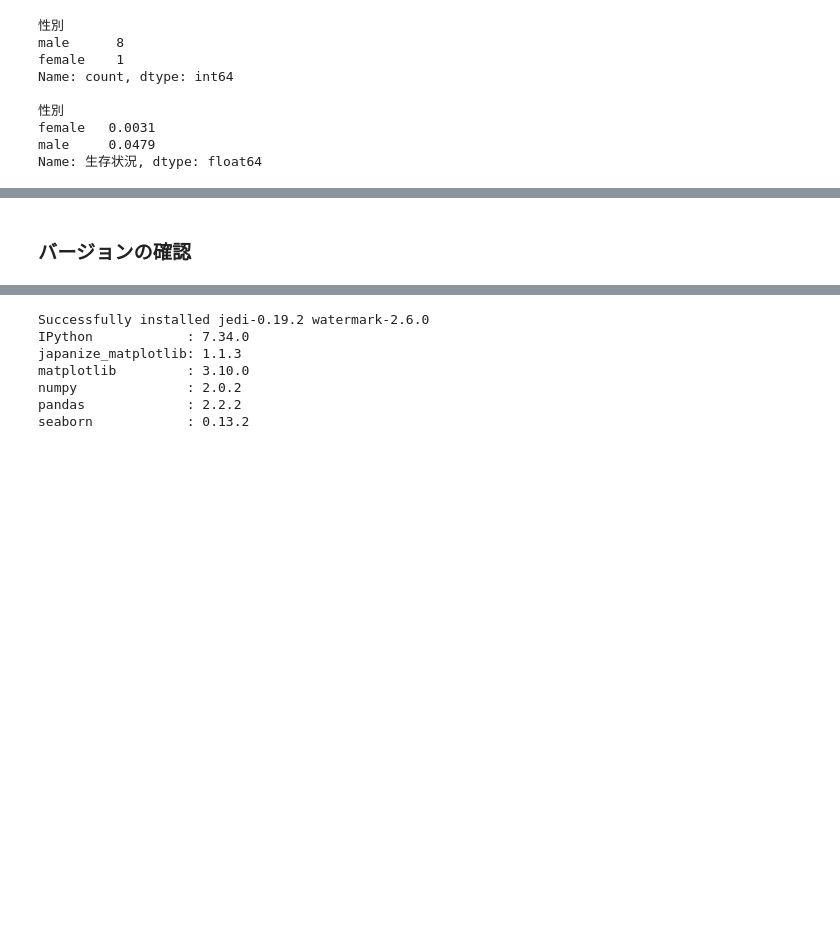
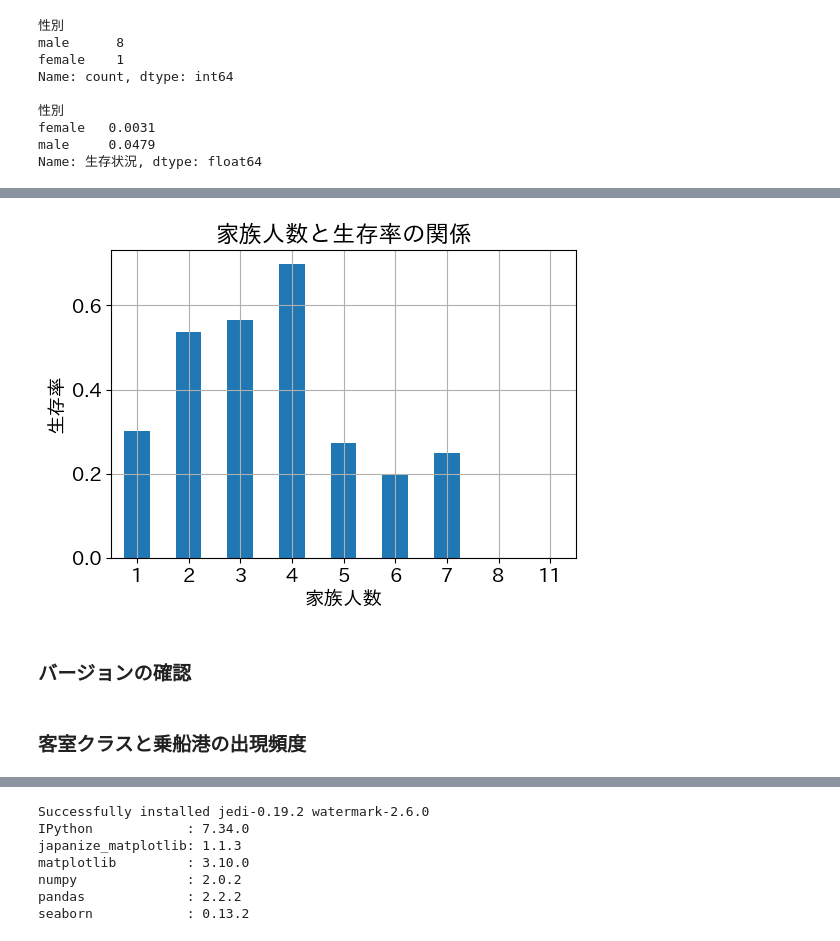
Before and after one commit to qoo07/3suzu, a Jupyter notebook: notebooks/ch04.ipynb, the cells around one changed output, grey strips where cells are left out. Saved outputs shown, nothing was run; the diff lists cells and outputs as text; code cells hidden in the pictures; blank space fills up the shorter version.

```diff
--- a/notebooks/ch04.ipynb
+++ b/notebooks/ch04.ipynb
@@ -584,0 +587,6 @@ Name: 生存状況, dtype: float64
+# %%
+# 家族人数の項目を作成
+df['家族人数'] = df['兄弟_配偶者数'] + df['親_子供数'] + 1
+
+# 結果確認
+display(df[['兄弟_配偶者数', '親_子供数', '家族人数']].head())
@@ -585,2 +600,16 @@ Name: 生存状況, dtype: float64
+# %%
+plt.rcParams['figure.figsize'] = (6, 4)
+
+# 家族人数と生存率の関係
+df.groupby('家族人数')['生存状況'].mean().plot(kind='bar')
+plt.title('家族人数と生存率の関係')
+plt.xlabel('家族人数')
+plt.ylabel('生存率')
+plt.xticks(rotation=0)
+plt.show()
+# %% [output]
+[figure, added]
 # %% [markdown]
 ### バージョンの確認
+# %% [markdown]
+### 客室クラスと乗船港の出現頻度
```
Also changed, not shown: parts of 5 cells of this notebook.
